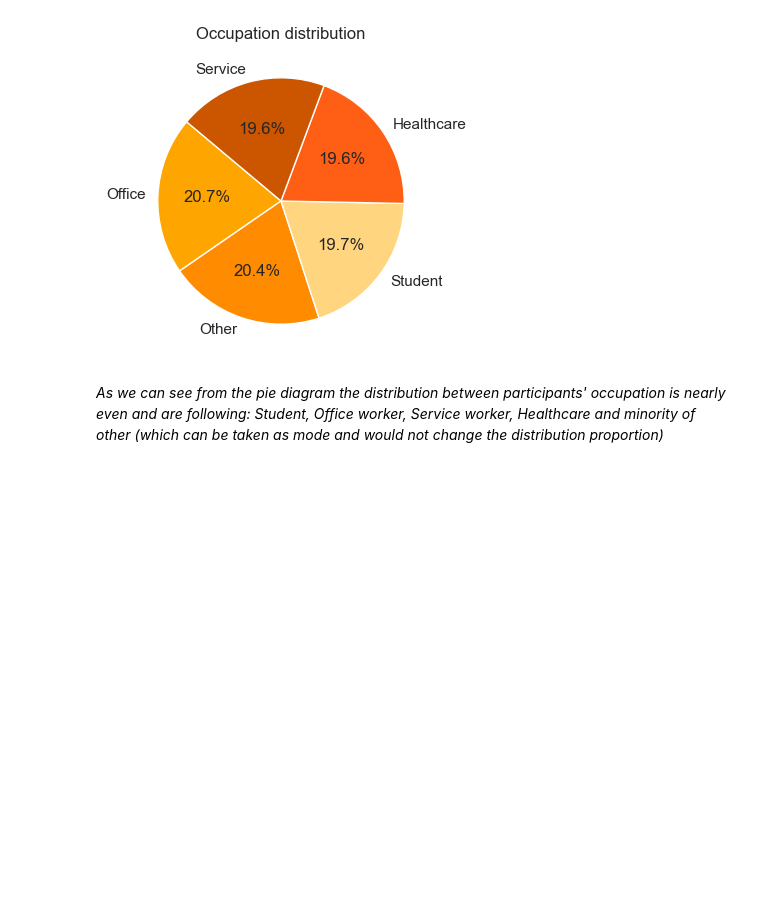
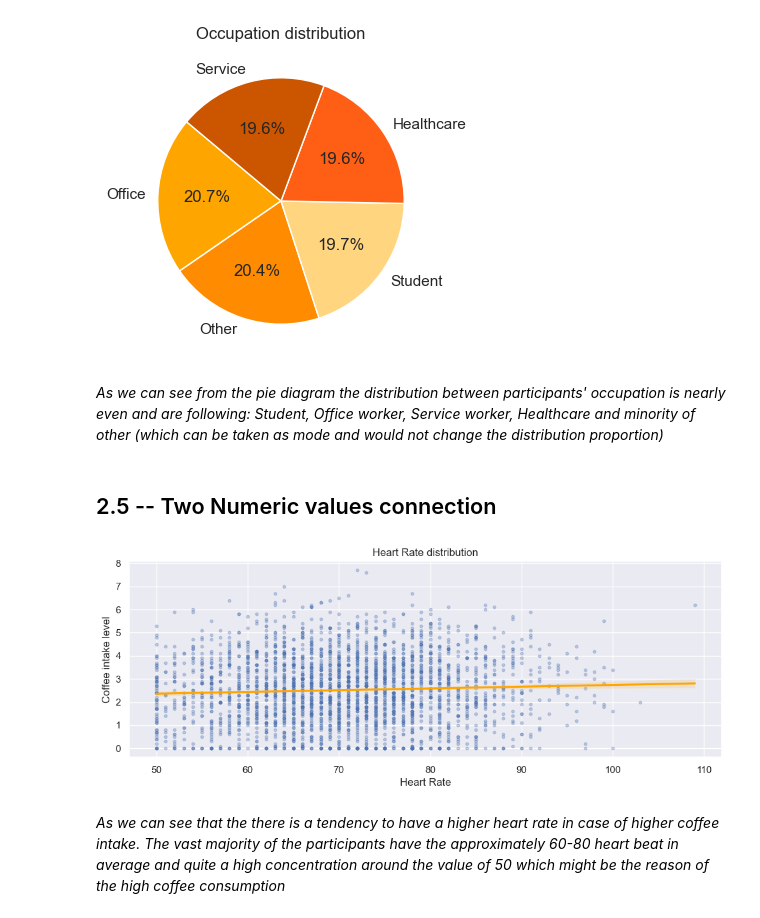
Before and after one commit to OnishchenkoDaria/data-processing-labs, a Jupyter notebook: lab_2/sample.ipynb, the cells around one changed output. Drawn from its saved outputs; the diff is of its cells as text; code cells hidden in the pictures; blank space fills up the shorter version.

```diff
--- a/lab_2/sample.ipynb
+++ b/lab_2/sample.ipynb
@@ -217,3 +217,16 @@ plt.show()
 [figure]
 # %% [markdown]
 _As we can see from the pie diagram the distribution between participants' occupation is nearly even and are following: Student, Office worker, Service worker, Healthcare and minority of other (which can be taken as mode and would not change the distribution proportion)_
+# %% [markdown]
+## 2.5 -- Two Numeric values connection
+# %%
+plt.figure(figsize=(12,4))
+sns.regplot(data=df.sample(3000), x="Heart_Rate", y="Coffee_Intake", scatter_kws={'alpha':0.3, 's': 10}, line_kws={'color':'orange'})
+plt.title("Heart Rate distribution")
+plt.xlabel("Heart Rate")
+plt.ylabel("Coffee intake level")
+plt.show()
+# %% [output]
+[figure, added]
+# %% [markdown]
+_As we can see that the there is a tendency to have a higher heart rate in case of higher coffee intake. The vast majority of the participants have the approximately 60-80 heart beat in average and quite a high concentration around the value of 50 which might be the reason of the high coffee consumption_
```
